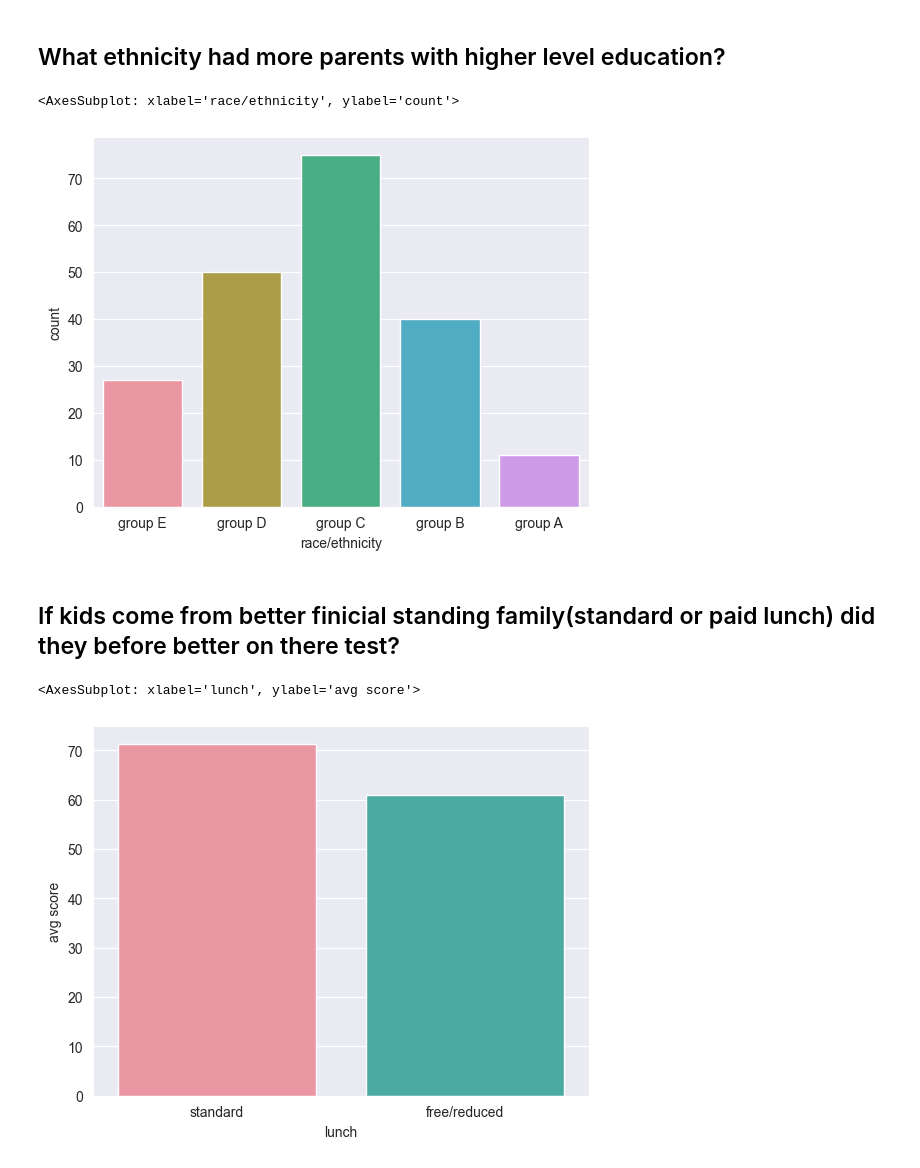
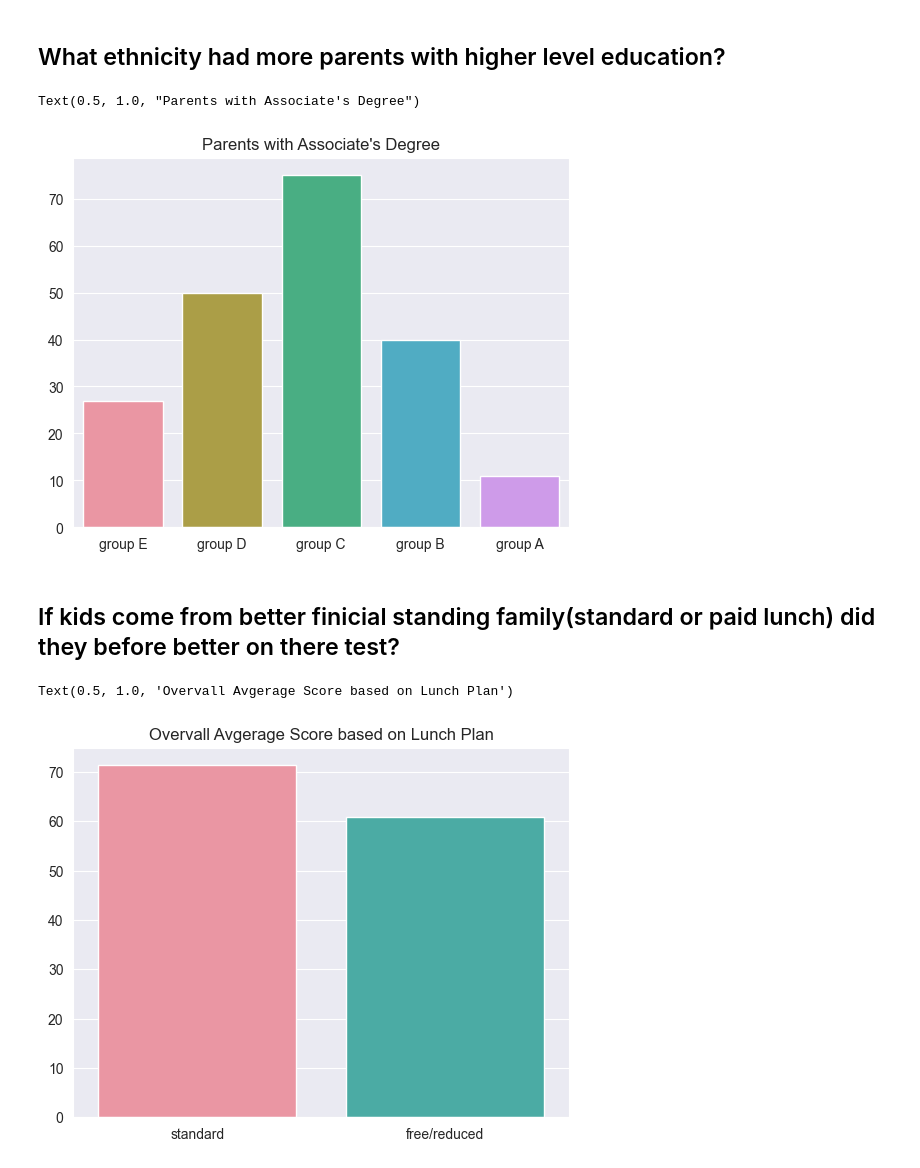
Before and after one commit to C-stackpole/Data-Analysis-Final---Exploring-Exam-Scores, a Jupyter notebook: exam_analysis.ipynb, the cells around one changed output. Saved outputs shown, nothing was run; the diff lists cells and outputs as text; code cells hidden in the pictures.

```diff
--- a/exam_analysis.ipynb
+++ b/exam_analysis.ipynb
@@ -92,13 +99,19 @@ exam_df.groupby("parental level of education")[["math score", "reading score", "
 # %%
 education_df = exam_df[exam_df["parental level of education"] == "associate's degree"]
 sns.countplot(data=education_df, x="race/ethnicity")
+plt.xlabel("")
+plt.ylabel("")
+plt.title("Parents with Associate's Degree")
 # %% [output]
-<AxesSubplot: xlabel='race/ethnicity', ylabel='count'>
+Text(0.5, 1.0, "Parents with Associate's Degree")
-[figure, old version]
+[figure, new version]
 # %% [markdown]
 ## If kids come from better finicial standing family(standard or paid lunch) did they before better on there test?
 # %%
 sns.barplot(data= exam_df, x= "lunch", y= "avg score", errorbar= None)
+plt.xlabel("")
+plt.ylabel("")
+plt.title("Overvall Avgerage Score based on Lunch Plan")
 # %% [output]
-<AxesSubplot: xlabel='lunch', ylabel='avg score'>
+Text(0.5, 1.0, 'Overvall Avgerage Score based on Lunch Plan')
-[figure, old version]
+[figure, new version]
```
Also changed, not shown: parts of 3 cells of this notebook.
